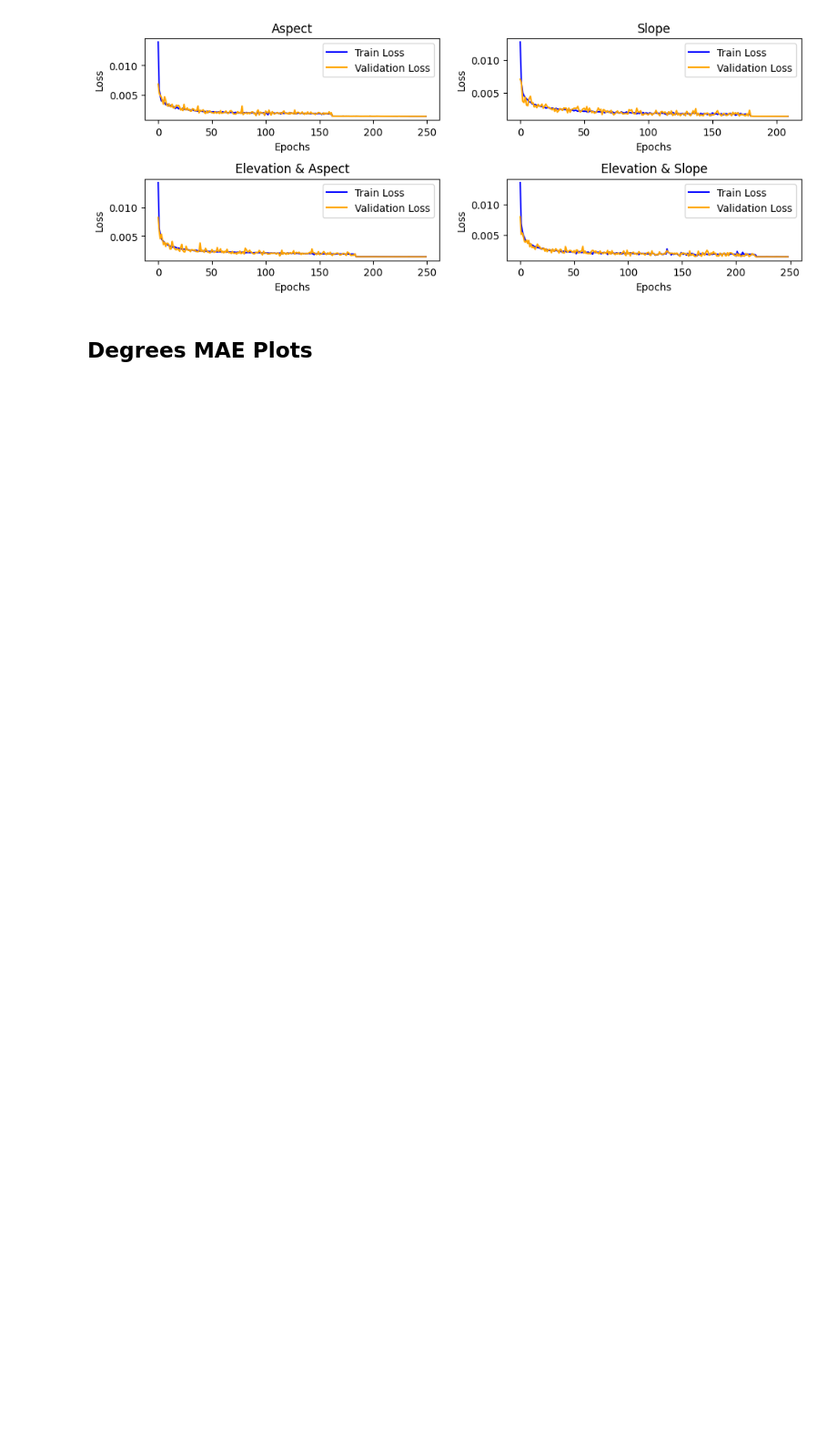
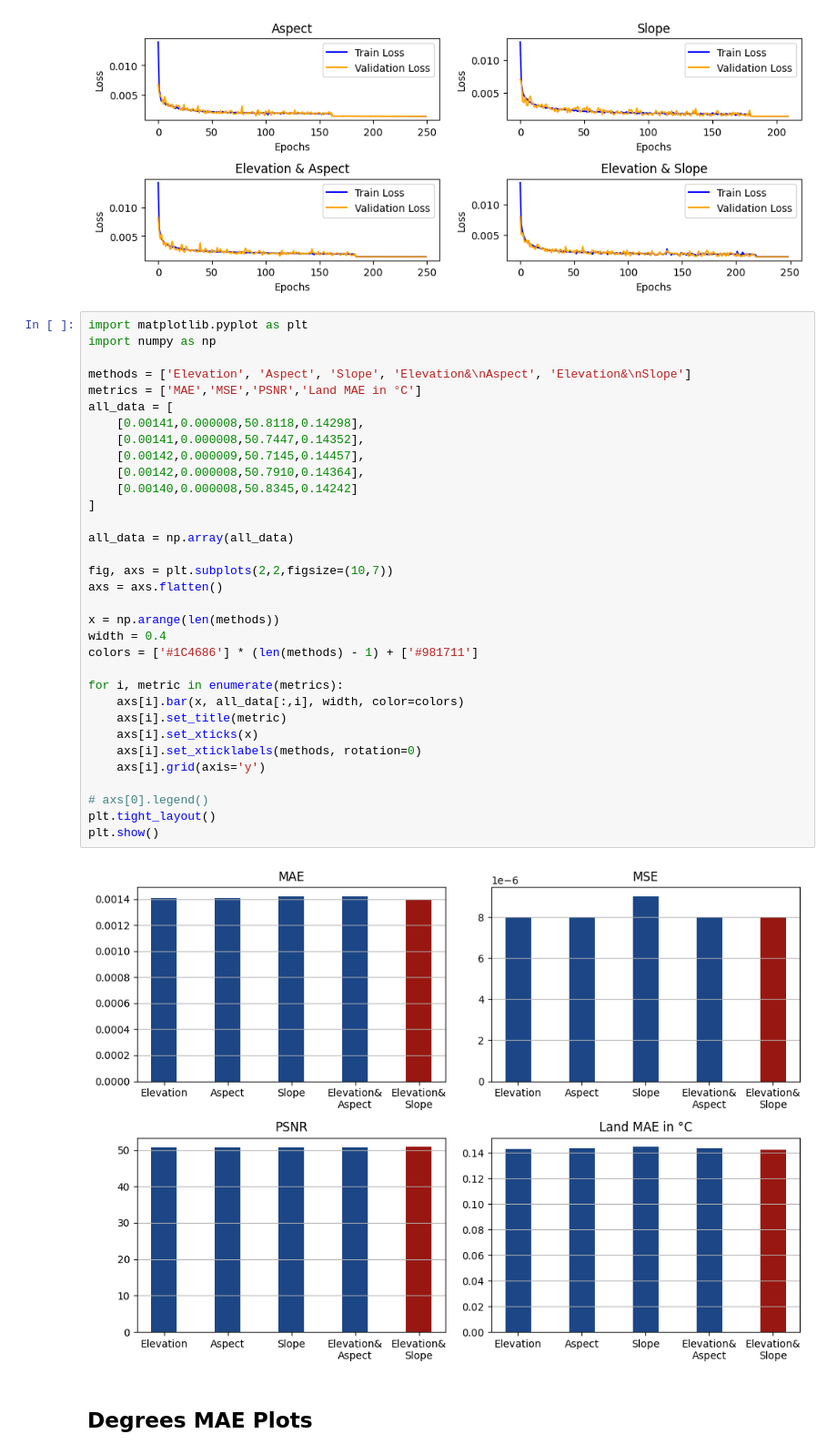
Before and after one commit to AntigoniMoira/Terrain-Aware-DL-Downscaling, a Jupyter notebook: 5_MethodsComparison.ipynb, the cells around one changed output. Shown at 91% size. Cells and saved outputs as stored; diff of their text form; blank space fills up the shorter version.

```diff
--- a/5_MethodsComparison.ipynb
+++ b/5_MethodsComparison.ipynb
@@ -413,6 +413,41 @@ plt.tight_layout()
 plt.show()
 # %% [output]
 [figure]
+# %%
+import matplotlib.pyplot as plt
+import numpy as np
+
+methods = ['Elevation', 'Aspect', 'Slope', 'Elevation&\nAspect', 'Elevation&\nSlope']
+metrics = ['MAE','MSE','PSNR','Land MAE in °C']
+all_data = [
+    [0.00141,0.000008,50.8118,0.14298],
+    [0.00141,0.000008,50.7447,0.14352],
+    [0.00142,0.000009,50.7145,0.14457],
+    [0.00142,0.000008,50.7910,0.14364],
+    [0.00140,0.000008,50.8345,0.14242]
+]
+
+all_data = np.array(all_data)
+
+fig, axs = plt.subplots(2,2,figsize=(10,7))
+axs = axs.flatten()
+
+x = np.arange(len(methods))
+width = 0.4
+colors = ['#1C4686'] * (len(methods) - 1) + ['#981711']
+
+for i, metric in enumerate(metrics):
+    axs[i].bar(x, all_data[:,i], width, color=colors)
+    axs[i].set_title(metric)
+    axs[i].set_xticks(x)
+    axs[i].set_xticklabels(methods, rotation=0)
+    axs[i].grid(axis='y')
+
+# axs[0].legend()
+plt.tight_layout()
+plt.show()
+# %% [output]
+[figure, added]
 # %% [markdown]
 ## **Degrees MAE Plots**
 # %%
```
Also changed, not shown: parts of 50 cells of this notebook, 15 other files.
